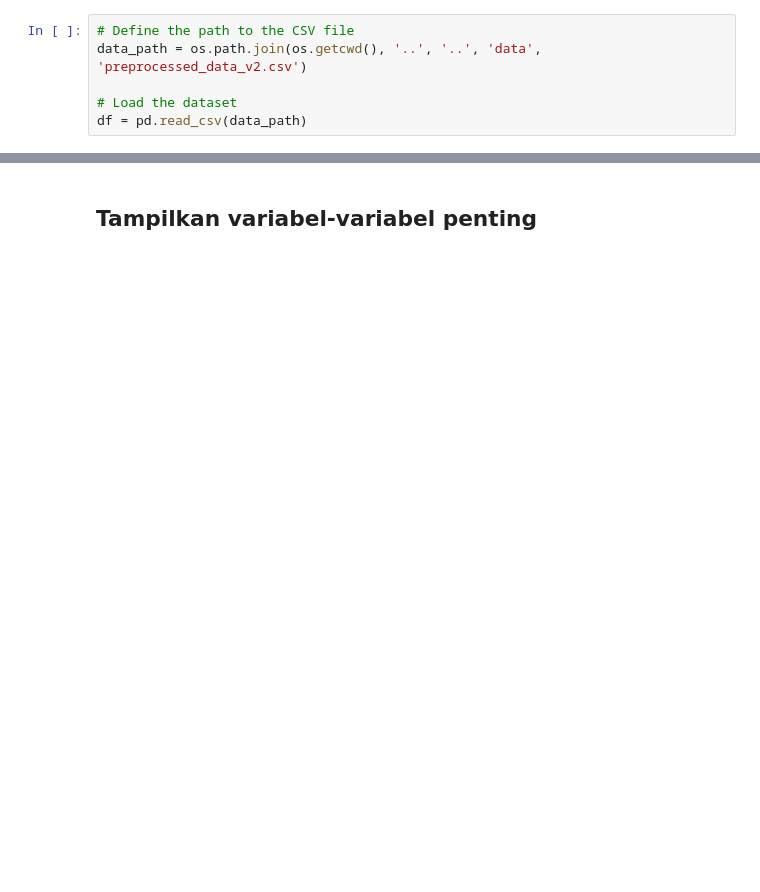
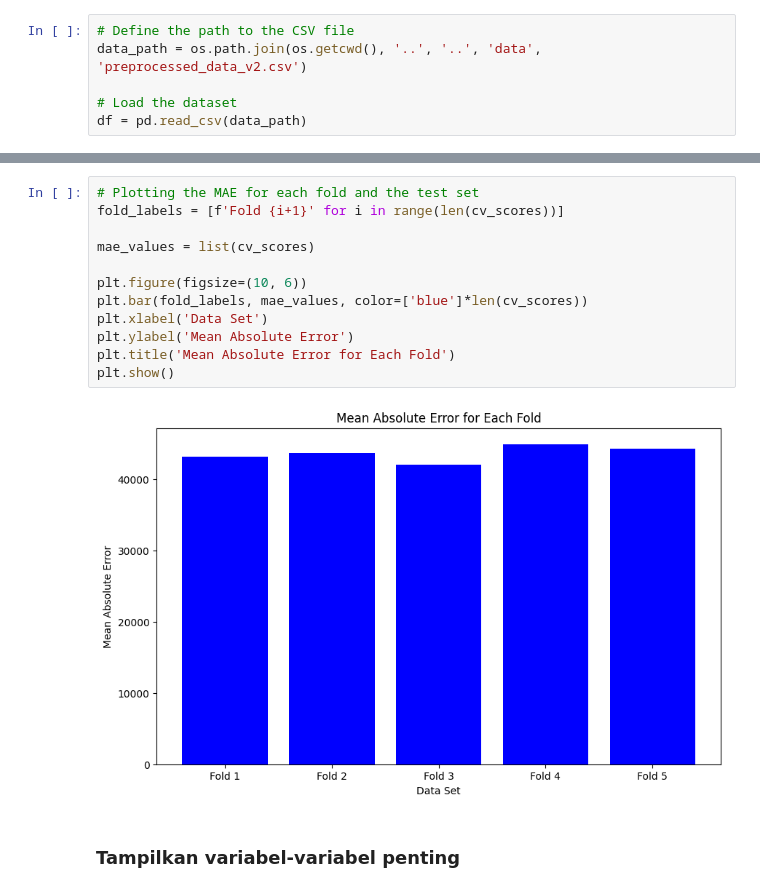
Before and after one commit to naufalsutrisna/Room-Pricing-Bukit-Vista, a Jupyter notebook: machine learning/randomforest_model.ipynb, the cells around one changed output, grey strips where cells are left out. Drawn from its saved outputs; the diff is of its cells as text; blank space fills up the shorter version.

```diff
--- a/machine learning/randomforest_model.ipynb
+++ b/machine learning/randomforest_model.ipynb
@@ -150,5 +213,19 @@ Mean Absolute Error on Testing: 14776.827032090567
+# %%
+# Plotting the MAE for each fold and the test set
+fold_labels = [f'Fold {i+1}' for i in range(len(cv_scores))]
+
+mae_values = list(cv_scores)
+
+plt.figure(figsize=(10, 6))
+plt.bar(fold_labels, mae_values, color=['blue']*len(cv_scores))
+plt.xlabel('Data Set')
+plt.ylabel('Mean Absolute Error')
+plt.title('Mean Absolute Error for Each Fold')
+plt.show()
+# %% [output]
+[figure, added]
 # %% [markdown]
-## Tampilkan variabel-variabel penting
+### Tampilkan variabel-variabel penting
 # %%
 # Get feature importances
 feature_importances = rf_regressor.feature_importances_
```
Also changed, not shown: parts of 21 cells of this notebook.
